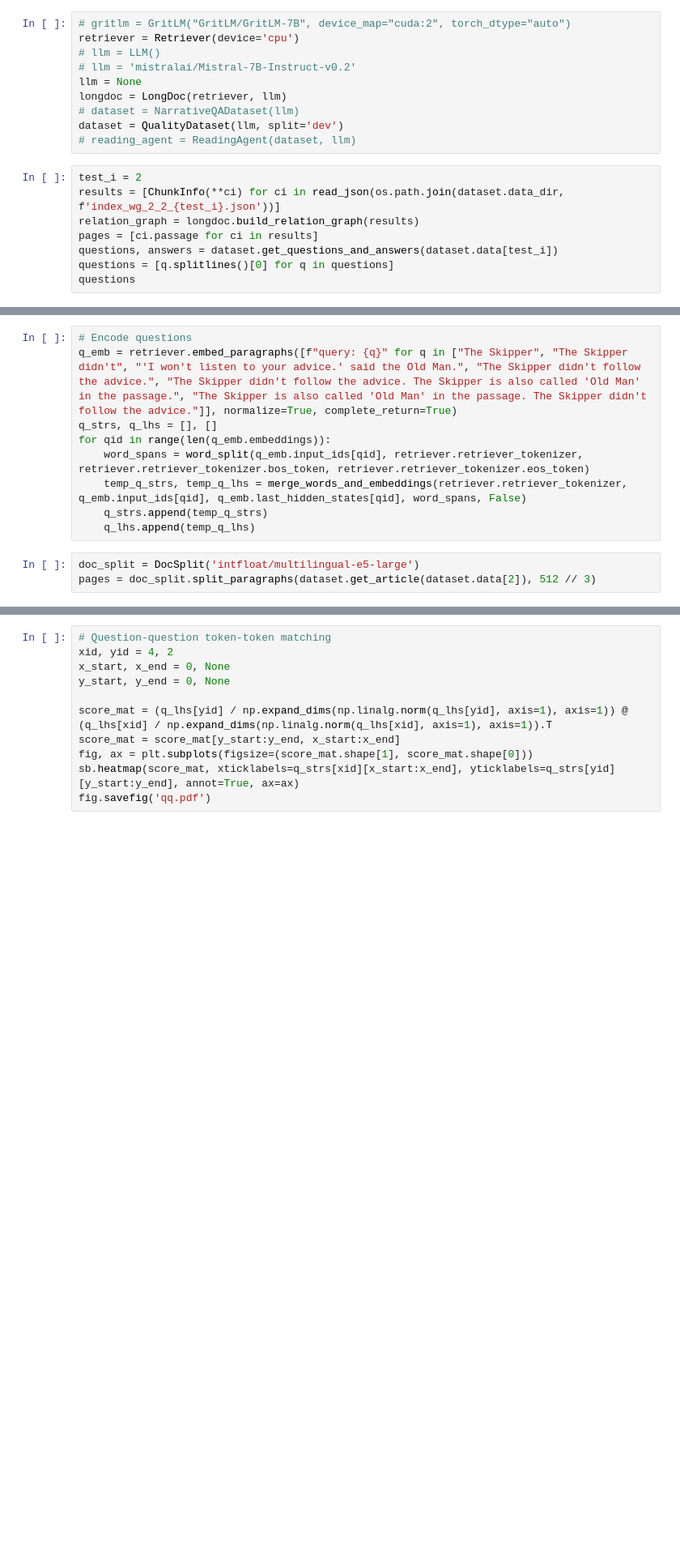
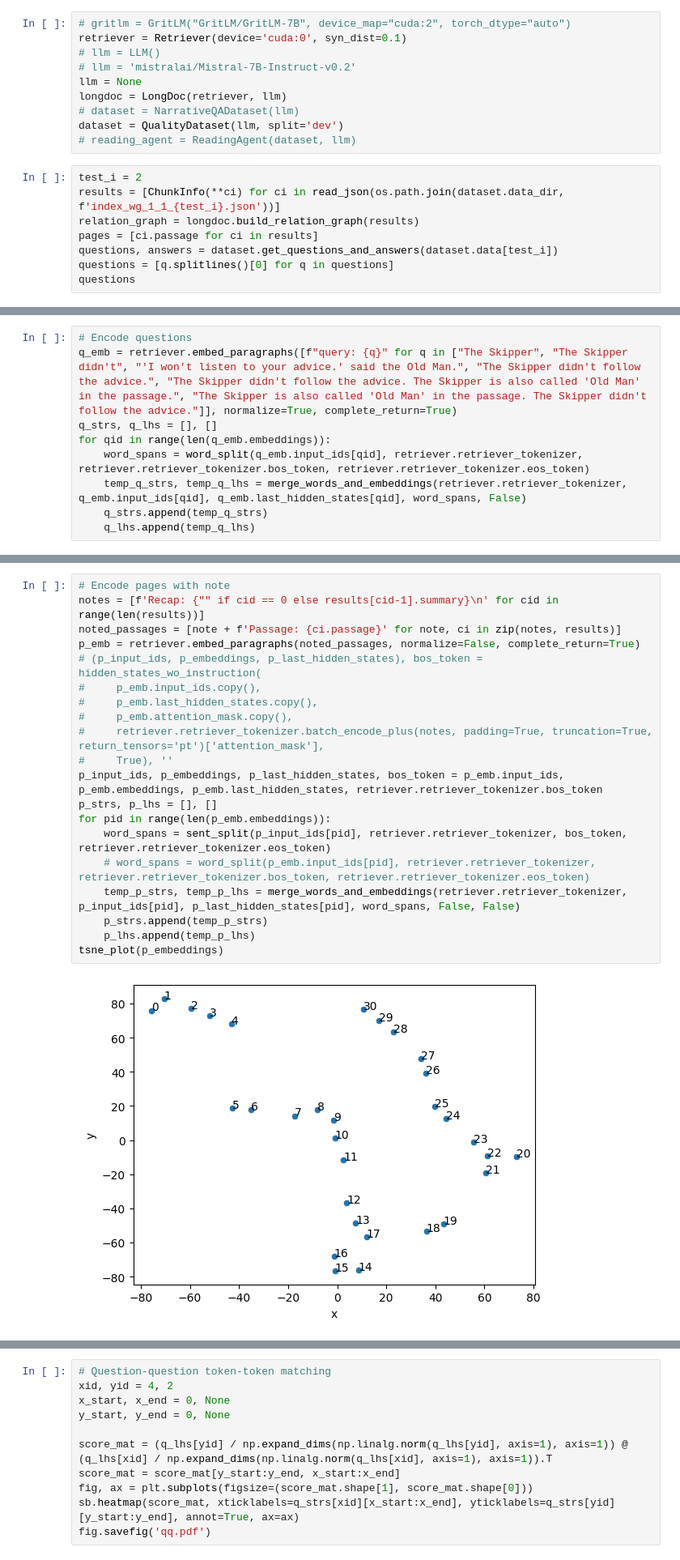
Before and after one commit to ZhuKerui/LongDoc, a Jupyter notebook: script/retrieval/knowledge_navigate.ipynb, the cells around one changed output, grey strips where cells are left out. Shown: that part at 81% size. Cells and saved outputs as stored; diff of their text form; blank space fills up the shorter version.

Commit message:
temp save

```diff
--- a/script/retrieval/knowledge_navigate.ipynb
+++ b/script/retrieval/knowledge_navigate.ipynb
@@ -14,6 +14,6 @@ from src.test_utils import *
 # %%
 # gritlm = GritLM("GritLM/GritLM-7B", device_map="cuda:2", torch_dtype="auto")
-retriever = Retriever(device='cpu')
+retriever = Retriever(device='cuda:0', syn_dist=0.1)
 # llm = LLM()
 # llm = 'mistralai/Mistral-7B-Instruct-v0.2'
 llm = None
@@ -23,7 +23,7 @@ dataset = QualityDataset(llm, split='dev')
 # reading_agent = ReadingAgent(dataset, llm)
 # %%
 test_i = 2
-results = [ChunkInfo(**ci) for ci in read_json(os.path.join(dataset.data_dir, f'index_wg_2_2_{test_i}.json'))]
+results = [ChunkInfo(**ci) for ci in read_json(os.path.join(dataset.data_dir, f'index_wg_1_1_{test_i}.json'))]
 relation_graph = longdoc.build_relation_graph(results)
 pages = [ci.passage for ci in results]
 questions, answers = dataset.get_questions_and_answers(dataset.data[test_i])
@@ -159,9 +191,6 @@ for qid in range(len(q_emb.embeddings)):
     temp_q_strs, temp_q_lhs = merge_words_and_embeddings(retriever.retriever_tokenizer, q_emb.input_ids[qid], q_emb.last_hidden_states[qid], word_spans, False)
     q_strs.append(temp_q_strs)
     q_lhs.append(temp_q_lhs)
-# %%
-doc_split = DocSplit('intfloat/multilingual-e5-large')
-pages = doc_split.split_paragraphs(dataset.get_article(dataset.data[2]), 512 // 3)
 # %%
 # Encode pages
 p_emb = retriever.embed_paragraphs([f"passage: {p}" for p in pages], normalize=True, complete_return=True)
@@ -174,0 +205,22 @@ for pid in range(len(p_emb.embeddings)):
+# %%
+# Encode pages with note
+notes = [f'Recap: {"" if cid == 0 else results[cid-1].summary}\n' for cid in range(len(results))]
+noted_passages = [note + f'Passage: {ci.passage}' for note, ci in zip(notes, results)]
+p_emb = retriever.embed_paragraphs(noted_passages, normalize=False, complete_return=True)
+# (p_input_ids, p_embeddings, p_last_hidden_states), bos_token = hidden_states_wo_instruction(
+#     p_emb.input_ids.copy(),
+#     p_emb.last_hidden_states.copy(),
+#     p_emb.attention_mask.copy(),
+#     retriever.retriever_tokenizer.batch_encode_plus(notes, padding=True, truncation=True, return_tensors='pt')['attention_mask'],
+#     True), ''
+p_input_ids, p_embeddings, p_last_hidden_states, bos_token = p_emb.input_ids, p_emb.embeddings, p_emb.last_hidden_states, retriever.retriever_tokenizer.bos_token
+p_strs, p_lhs = [], []
+for pid in range(len(p_emb.embeddings)):
+    word_spans = sent_split(p_input_ids[pid], retriever.retriever_tokenizer, bos_token, retriever.retriever_tokenizer.eos_token)
+    # word_spans = word_split(p_emb.input_ids[pid], retriever.retriever_tokenizer, retriever.retriever_tokenizer.bos_token, retriever.retriever_tokenizer.eos_token)
+    temp_p_strs, temp_p_lhs = merge_words_and_embeddings(retriever.retriever_tokenizer, p_input_ids[pid], p_last_hidden_states[pid], word_spans, False, False)
+    p_strs.append(temp_p_strs)
+    p_lhs.append(temp_p_lhs)
+tsne_plot(p_embeddings)
+# %% [output]
+[figure, added]
```
Also changed, not shown: parts of 18 cells of this notebook, 6 other files.
